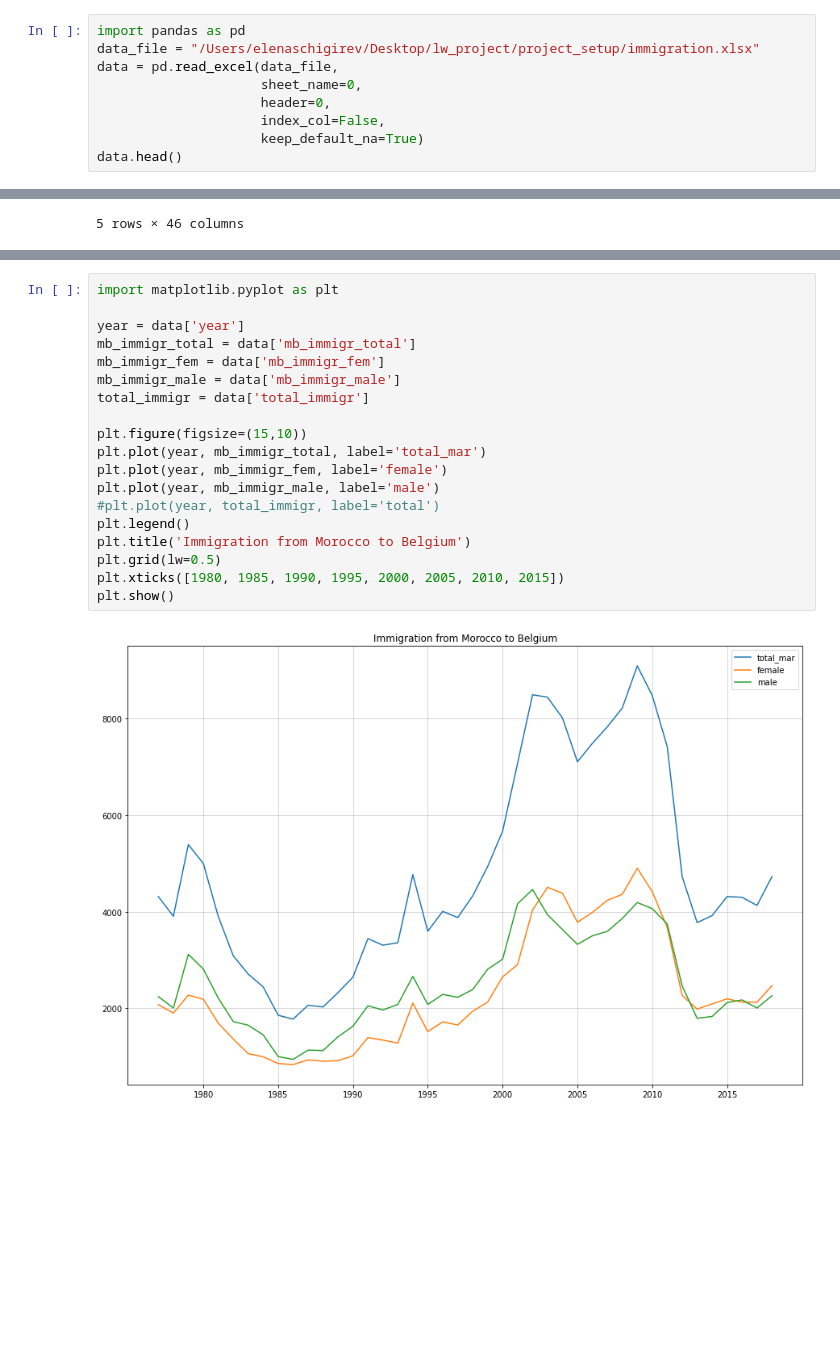
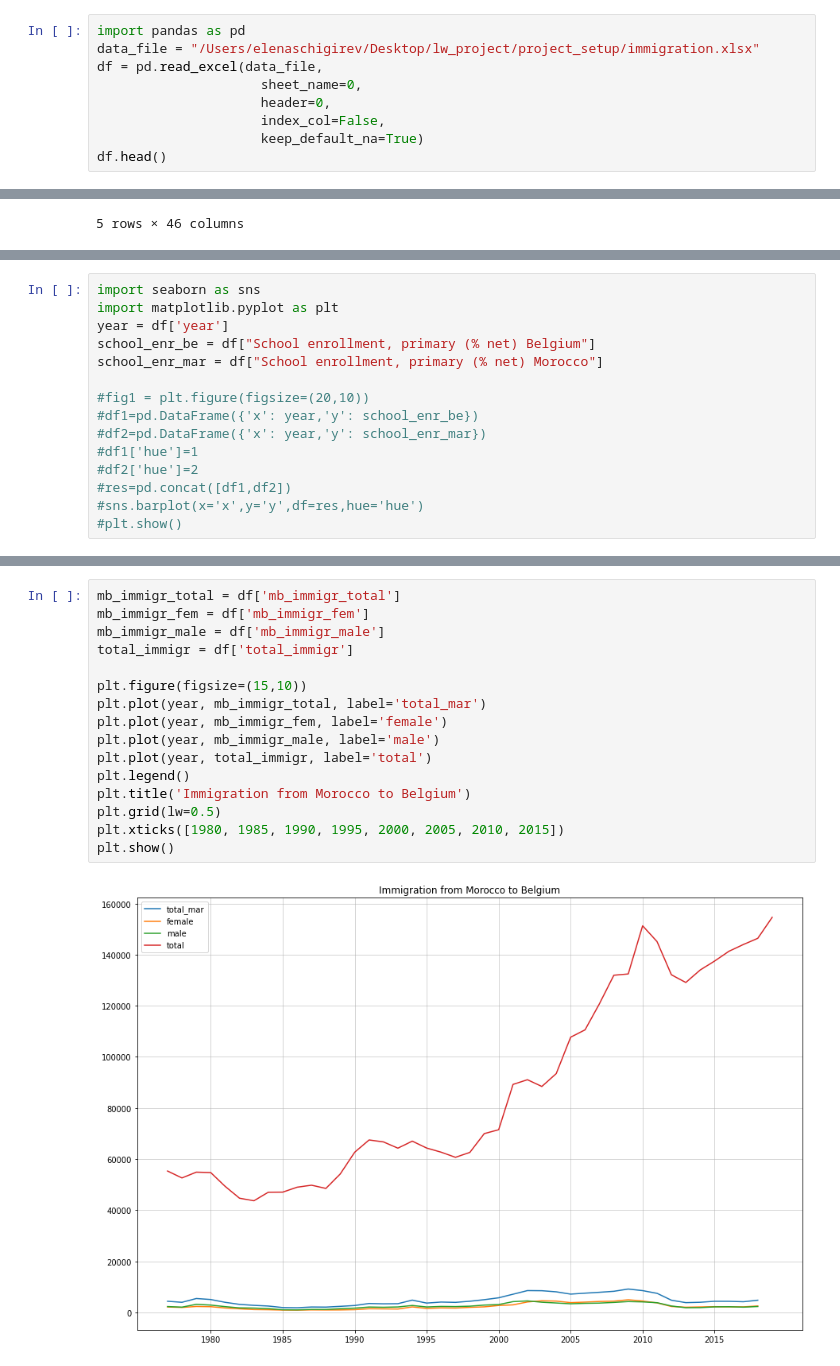
Before and after one commit to thibautdehem/whygration, a Jupyter notebook: whygration/test.ipynb, the cells around one changed output, grey strips where cells are left out. Cells and saved outputs as stored; diff of their text form; blank space fills up the shorter version.

```diff
--- a/whygration/test.ipynb
+++ b/whygration/test.ipynb
@@ -7,12 +7,12 @@
 # %%
 import pandas as pd
 data_file = "/Users/elenaschigirev/Desktop/lw_project/project_setup/immigration.xlsx"
-data = pd.read_excel(data_file,
+df = pd.read_excel(data_file,
                      sheet_name=0,
                      header=0,
                      index_col=False,
                      keep_default_na=True)
-data.head()
+df.head()
 # %% [output]
 |  | year | total_immigr | mb_immigr_total | mb_immigr_fem | mb_immigr_male | total_pop_be | fem_pop_be | ... |
 | 0 | 1977 | 55298 | 4313.0 | 2073.0 | 2240.0 | 9830358.0 | 5019097.0 | ... |
@@ -24 +64,16 @@ data.head()
+# %%
+import seaborn as sns
+import matplotlib.pyplot as plt
+year = df['year']
+school_enr_be = df["School enrollment, primary (% net) Belgium"]
+school_enr_mar = df["School enrollment, primary (% net) Morocco"]
+
+#fig1 = plt.figure(figsize=(20,10))
+#df1=pd.DataFrame({'x': year,'y': school_enr_be})
+#df2=pd.DataFrame({'x': year,'y': school_enr_mar})
+#df1['hue']=1
+#df2['hue']=2
+#res=pd.concat([df1,df2])
+#sns.barplot(x='x',y='y',df=res,hue='hue')
+#plt.show()
 # %%
@@ -28,22 +101,19 @@ data.head()
 # %%
-import matplotlib.pyplot as plt
-
-year = data['year']
-mb_immigr_total = data['mb_immigr_total']
-mb_immigr_fem = data['mb_immigr_fem']
-mb_immigr_male = data['mb_immigr_male']
-total_immigr = data['total_immigr']
+mb_immigr_total = df['mb_immigr_total']
+mb_immigr_fem = df['mb_immigr_fem']
+mb_immigr_male = df['mb_immigr_male']
+total_immigr = df['total_immigr']
 
 plt.figure(figsize=(15,10))
 plt.plot(year, mb_immigr_total, label='total_mar')
 plt.plot(year, mb_immigr_fem, label='female')
 plt.plot(year, mb_immigr_male, label='male')
-#plt.plot(year, total_immigr, label='total')
+plt.plot(year, total_immigr, label='total')
 plt.legend()
 plt.title('Immigration from Morocco to Belgium')
 plt.grid(lw=0.5)
 plt.xticks([1980, 1985, 1990, 1995, 2000, 2005, 2010, 2015])
 plt.show()
 # %% [output]
-[figure, old version]
+[figure, new version]
 # %%
```
Also changed, not shown: parts of 15 cells of this notebook.
